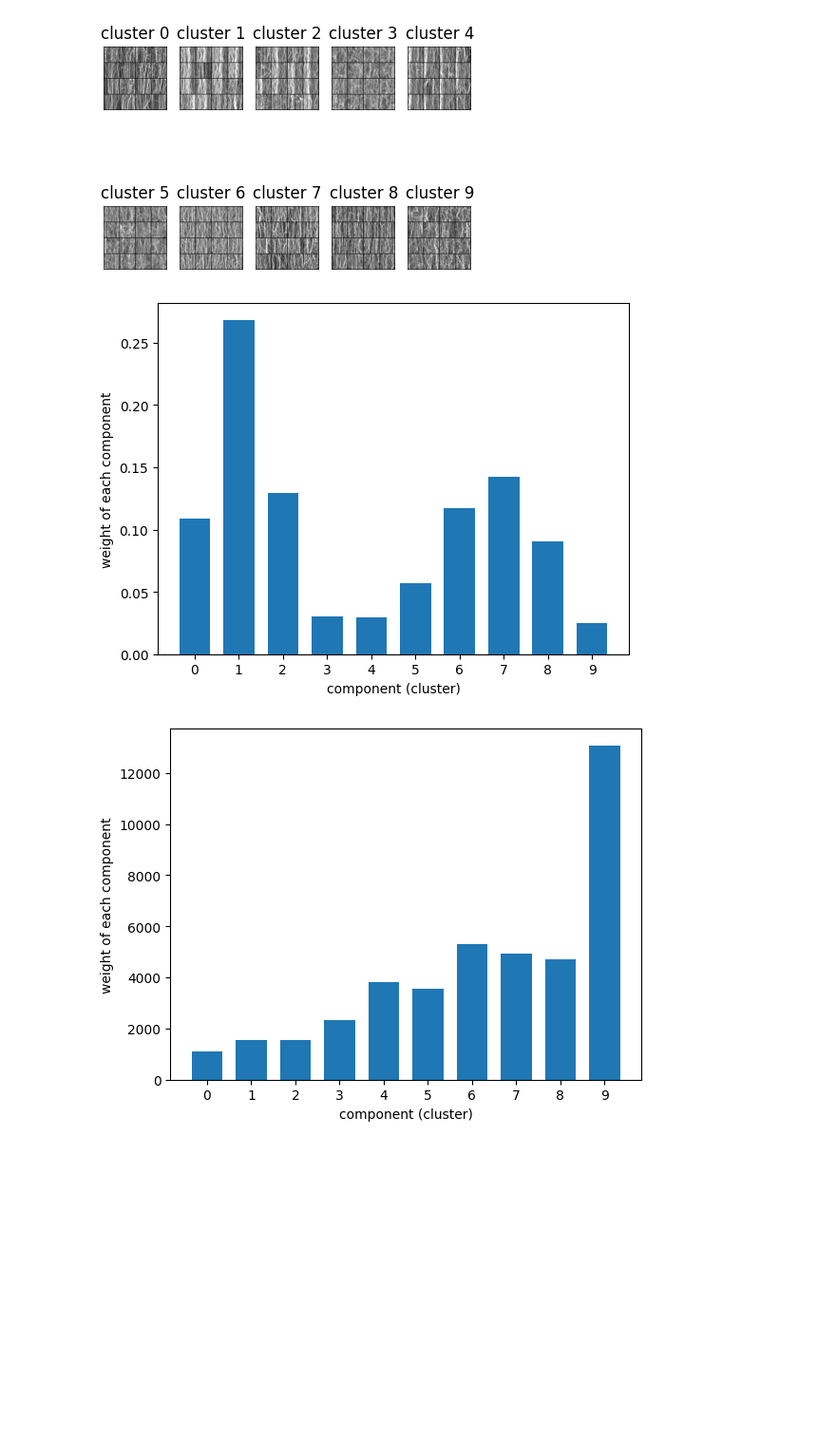
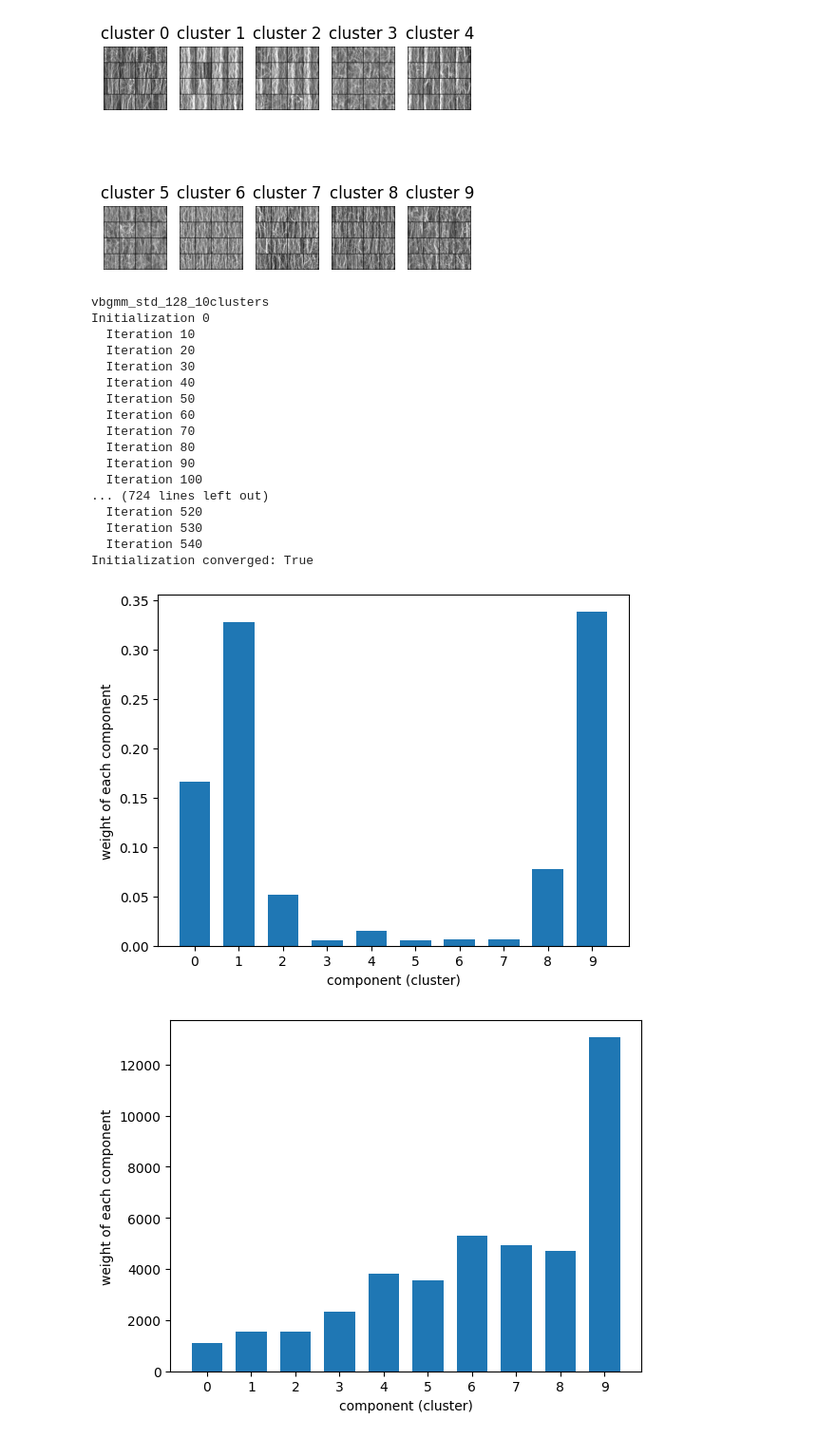
Before and after one commit to RyuichiShinseiB/Feature_extraction, a Jupyter notebook: notebooks/VBGMM_clustering.ipynb, the cells around one changed output. Shown at 95% size. Drawn from its saved outputs; the diff is of its cells as text; code cells hidden in the pictures; blank space fills up the shorter version.

```diff
--- a/notebooks/VBGMM_clustering.ipynb
+++ b/notebooks/VBGMM_clustering.ipynb
@@ -23,15 +23,15 @@ from src.visualization.plot import (
 colors = ['tab:blue', 'tab:orange', 'tab:green', 'tab:red', 'tab:purple', 'tab:brown', 'tab:pink', 'tab:gray', 'tab:olive', 'tab:cyan']
 markers = ['s', 'D', 'o', 'p', '*', 'h', 'D', '8', 'v', 'x']
 
-model_name = "SimpleCAE64"
-trained_datetime = "2023-01-31/12-54-00"
+model_name = "SimpleCAE32"
+trained_datetime = "2023-07-10/13-09-32"
 
 project_dir = Path("/home/shinsei/MyResearchs/feat_extrc")
 
 model_save_pardir = project_dir / "models" / "VBGMM"
 feature_pardir = project_dir / "reports" / "features" / model_name / trained_datetime
 figure_pardir = project_dir / "reports" / "figures" / "VBGMM" / trained_datetime
-image_pardir = project_dir / "data/processed/CNTForest/cnt_sem_64x64/10k/"
+image_pardir = project_dir / "data/processed/CNTForest/cnt_sem_32x32/10k/"
 
 # feature_csv_path = "/home/shinsei/MyResearchs/feat_extrc/reports/features/SimpleCAE32/2023-07-07/12-15-24/features.csv"
 feature_train_csv_path = feature_pardir / "features_train_data.csv"
@@ -317,37 +319,56 @@ for i, img in enumerate(concatenated_images):
 # %%
 dt = datetime.datetime.now()
 
 nc = 10
 
-clustering_type = f'vbgmm_std_10_{nc}clusters'
+clustering_type = f'vbgmm_std_128_{nc}clusters'
 print(clustering_type)
 
 vbgmm_train_std_128_10 = BayesianGaussianMixture(
     n_components=nc,
     max_iter=1000,
     n_init=10,
-    init_params="k-means++"
+    init_params="k-means++",
+    verbose=1
 )
 y_train_std = vbgmm_train_std_128_10.fit_predict(X_train_std)
 
-model_save_dir = model_save_pardir / dt.strftime("%Y-%m-%d/%H-%M-%S")
+# model_save_dir = model_save_pardir / dt.strftime("%Y-%m-%d/%H-%M-%S")
+model_save_dir = model_save_pardir / trained_datetime
 if not model_save_dir.exists():
     os.makedirs(model_save_dir)
 joblib.dump(vbgmm_train_std_128_10, model_save_dir / "vbgmm_train_std_128_10.pkl")
 
 rank_of_cluster_train_std = rankdata(- vbgmm_train_std_128_10.weights_, method='ordinal')
 y_train_std_sorted_cluster = rank_of_cluster_train_std[y_train_std]
 
 # plt.subplot(4, 1, 4)
 x_tick = np.arange(0, nc)
 fig = plt.figure()
 ax = fig.add_subplot(1,1,1)
 plt.bar(x_tick, vbgmm_train_std_128_10.weights_, width=0.7, tick_label=x_tick)
 plt.xlabel('component (cluster)')
 plt.ylabel('weight of each component')
 plt.show()
 # %% [output]
+vbgmm_std_128_10clusters
+Initialization 0
+  Iteration 10
+  Iteration 20
+  Iteration 30
+  Iteration 40
+  Iteration 50
+  Iteration 60
+  Iteration 70
+  Iteration 80
+  Iteration 90
+  Iteration 100
+... (724 lines left out)
+  Iteration 520
+  Iteration 530
+  Iteration 540
+Initialization converged: True
-[figure, old version]
+[figure, new version]
 # %%
 hist, bin_edges = np.histogram(y_train_std_sorted_cluster)
 
```
Also changed, not shown: parts of 7 cells of this notebook, 1 other file.
